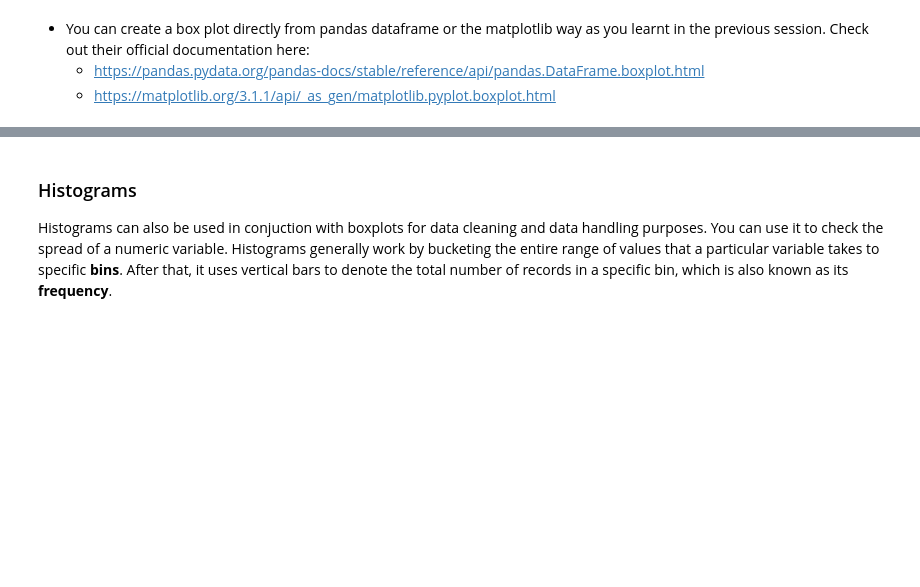
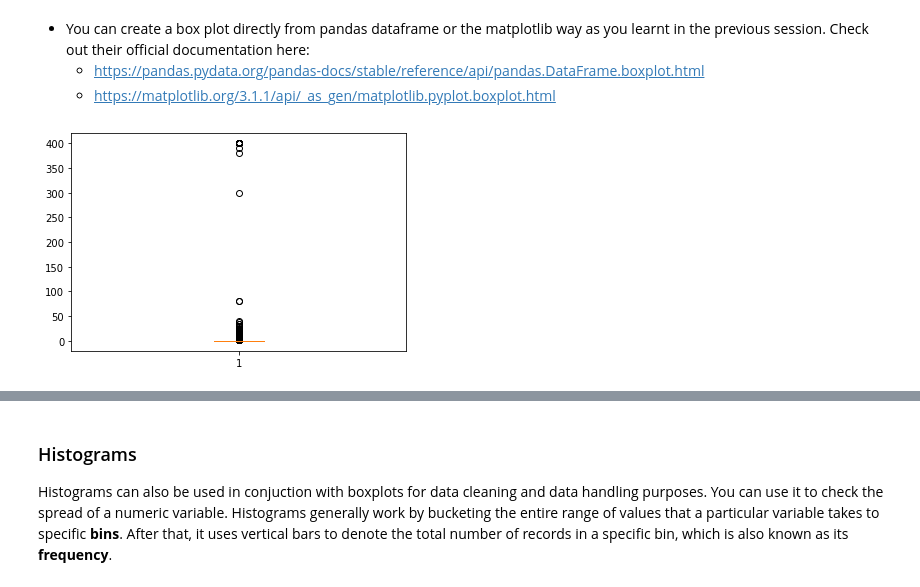
Before and after one commit to abhinav-m/data-science-bootcamp, a Jupyter notebook: upgrad-data-science-primer/Data Visualization Case Study/Data Visualisation in Python - Case Study.ipynb, the cells around one changed output, grey strips where cells are left out. Drawn from its saved outputs; the diff is of its cells as text; code cells hidden in the pictures; blank space fills up the shorter version.

```diff
--- a/upgrad-data-science-primer/Data Visualization Case Study/Data Visualisation in Python - Case Study.ipynb
+++ b/upgrad-data-science-primer/Data Visualization Case Study/Data Visualisation in Python - Case Study.ipynb
@@ -89,4 +284,5 @@ Imputing Missing Values
 # %%
 #Write the function to make the changes
+inp1.Price = inp1.Price.apply(lambda x: 0 if x == '0' else float(x[1:]))
 # %%
 #Verify the dtype of Price once again
@@ -95,5 +320,6 @@ Imputing Missing Values
 # %%
 #Change the dtype of this column
-
+inp1.Reviews  = inp1.Reviews.astype('int32')
 
 #Check the quantitative spread of this dataframe
+inp1.Reviews.describe()
@@ -102,2 +346,6 @@ Imputing Missing Values
 # %%
 #Question Clean the Installs Column and find the approximate number of apps at the 50th percentile.
+inp1.Installs = inp1.Installs.apply(lambda x: x.replace(',',''))
+inp1.Installs = inp1.Installs.apply(lambda x: float(x.replace('+','')))
+inp1.Installs = inp1.Installs.astype('int32')
+inp1.Installs.describe()
@@ -111,5 +369,8 @@ The data that we have needs to make sense and therefore you can perform certain
 - Free Apps shouldn’t have a price greater than 0.
 # %%
 #Perform the sanity checks on the Reviews column
+inp1.Rating.describe()
+inp1[inp1.Reviews  > inp1.Installs]
+inp1 = inp1[(inp1.Reviews <= inp1.Installs)]
 # %%
 #perform the sanity checks on prices of free apps
@@ -134,4 +409,8 @@ Using a box plot you can identify the outliers as follows:
 # %%
 #Create a box plot for the price column
+plt.boxplot(inp1.Price)
+plt.show()
+# %% [output]
+[figure, added]
 # %%
 #Check the apps with price more than 200
```
Also changed, not shown: parts of 85 cells of this notebook.
